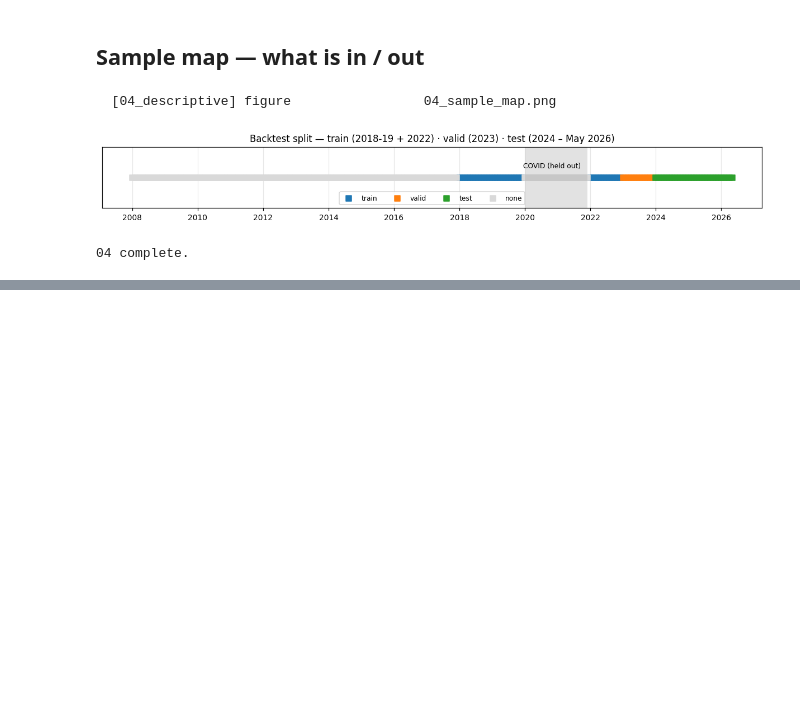
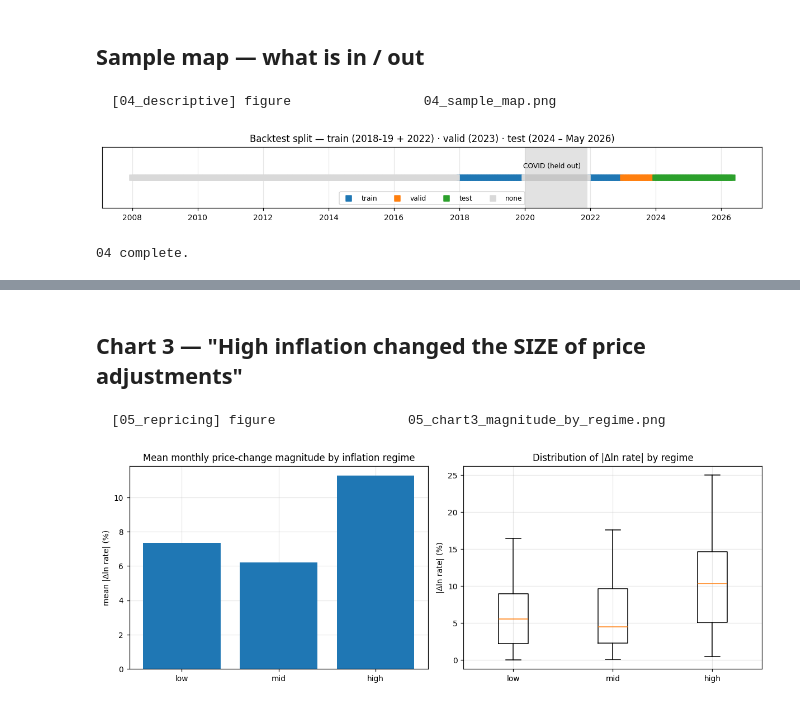
Before and after one commit to jagan010101/argentina-hotels, a Jupyter notebook: 02_inflation_and_repricing.ipynb, the cells around one changed output, grey strips where cells are left out. Drawn from its saved outputs; the diff is of its cells as text; code cells hidden in the pictures; blank space fills up the shorter version.

```diff
--- a/04_descriptive_inflation_story.ipynb
+++ b/02_inflation_and_repricing.ipynb
@@ -196,0 +392,26 @@ print("04 complete.")
+# %%
+pool = pool.assign(absdln=pool["dln_average_rate"].abs() * 100,
+                   up=(pool["dln_average_rate"] > 0).astype(float),
+                   big=(pool["dln_average_rate"].abs() > .01).astype(float),
+                   mid=(pool["regime"] == "mid").astype(float),
+                   high=(pool["regime"] == "high").astype(float),
+                   catf=pool["hotel_category"].astype("category"))
+tests = []
+for name, formula in [
+    ("magnitude |dlnP| (pp)", "absdln ~ mid + high + catf"),
+    ("asymmetry P(up) (LPM)", "up ~ mid + high + catf"),
+    ("frequency P(|dlnP|>1%) (LPM)", "big ~ mid + high + catf"),
+    ("pass-through (interacted)",
+     "dln_average_rate ~ dln_cpi_gba + dln_cpi_gba:mid + dln_cpi_gba:high + catf"),
+]:
+    m = smf.ols(formula, data=pool).fit(**HAC)
+    for term in ["mid", "high", "dln_cpi_gba:mid", "dln_cpi_gba:high"]:
+        if term in m.params.index:
+            tests.append(dict(model=name, term=term,
+                              coef=round(m.params[term], 4),
+                              t=round(m.tvalues[term], 2),
+                              p=round(m.pvalues[term], 4)))
+regime_tests = pd.DataFrame(tests)
+regime_tests.to_csv(C.OUT_TAB / "regime_tests.csv", index=False)
+LOG.log("write", "regime_tests.csv", len(regime_tests))
+regime_tests
@@ -196,0 +429,16 @@ print("04 complete.")
+# %% [markdown]
+## Chart 3 — "High inflation changed the SIZE of price adjustments"
+# %%
+fig, ax = plt.subplots(1, 2, figsize=(11, 4))
+order = C.REGIME_LABELS
+ax[0].bar(order, [tab2.loc[r, "mean_abs_change_pct"] for r in order], color="tab:blue")
+ax[0].set_ylabel("mean |Δln rate| (%)")
+ax[0].set_title("Mean monthly price-change magnitude by inflation regime")
+box = [pool.loc[pool.regime == r, "absdln"] for r in order]
+ax[1].boxplot(box, tick_labels=order, showfliers=False)
+ax[1].set_ylabel("|Δln rate| (%)"); ax[1].set_title("Distribution of |Δln rate| by regime")
+fig.tight_layout(); fig.savefig(C.OUT_FIG / "05_chart3_magnitude_by_regime.png")
+LOG.log("figure", "05_chart3_magnitude_by_regime.png"); plt.show()
+# %% [output]
+  [05_repricing] figure                 05_chart3_magnitude_by_regime.png
+[figure, added]
```
Also changed, not shown: parts of 19 cells of this notebook, 17 other files.
